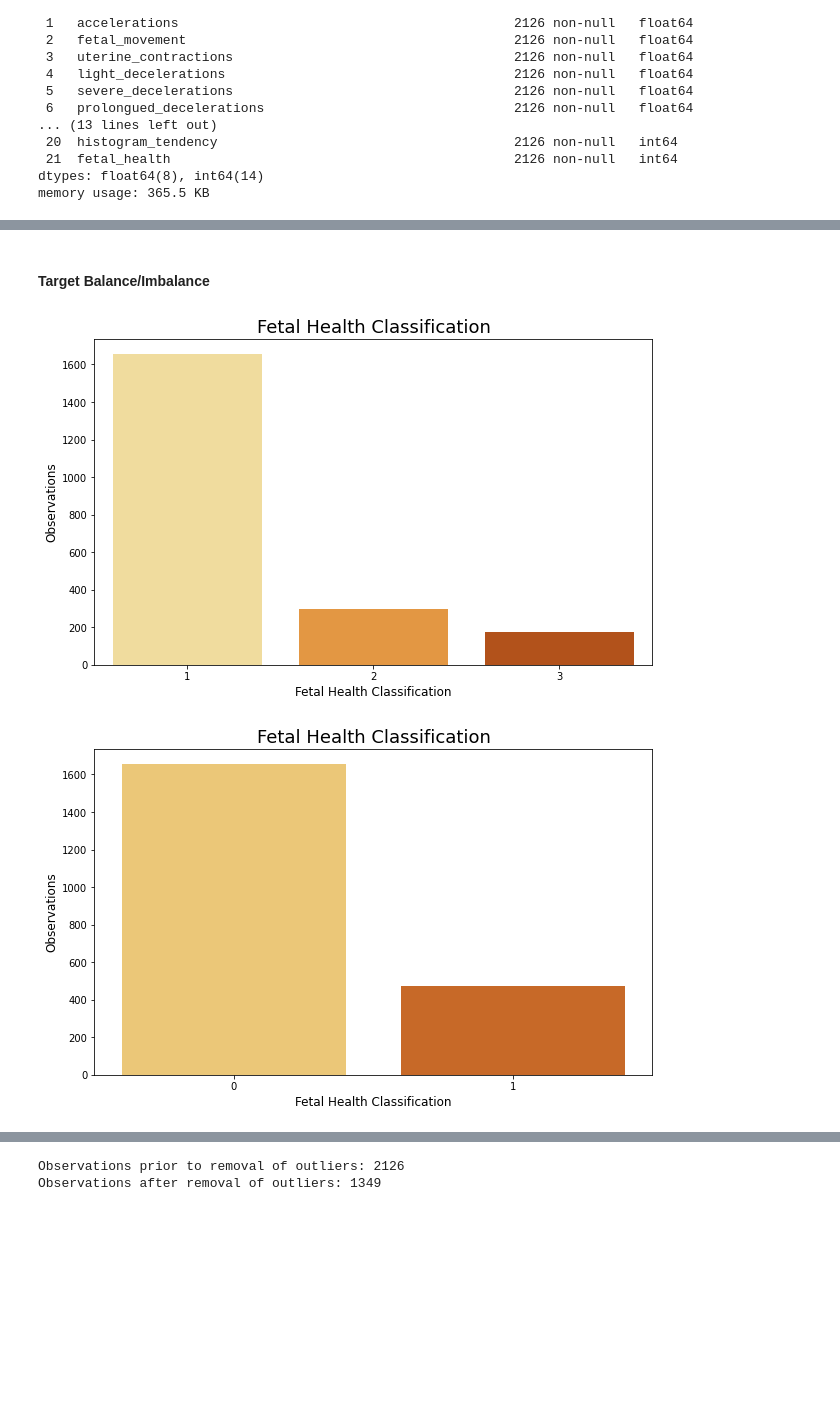
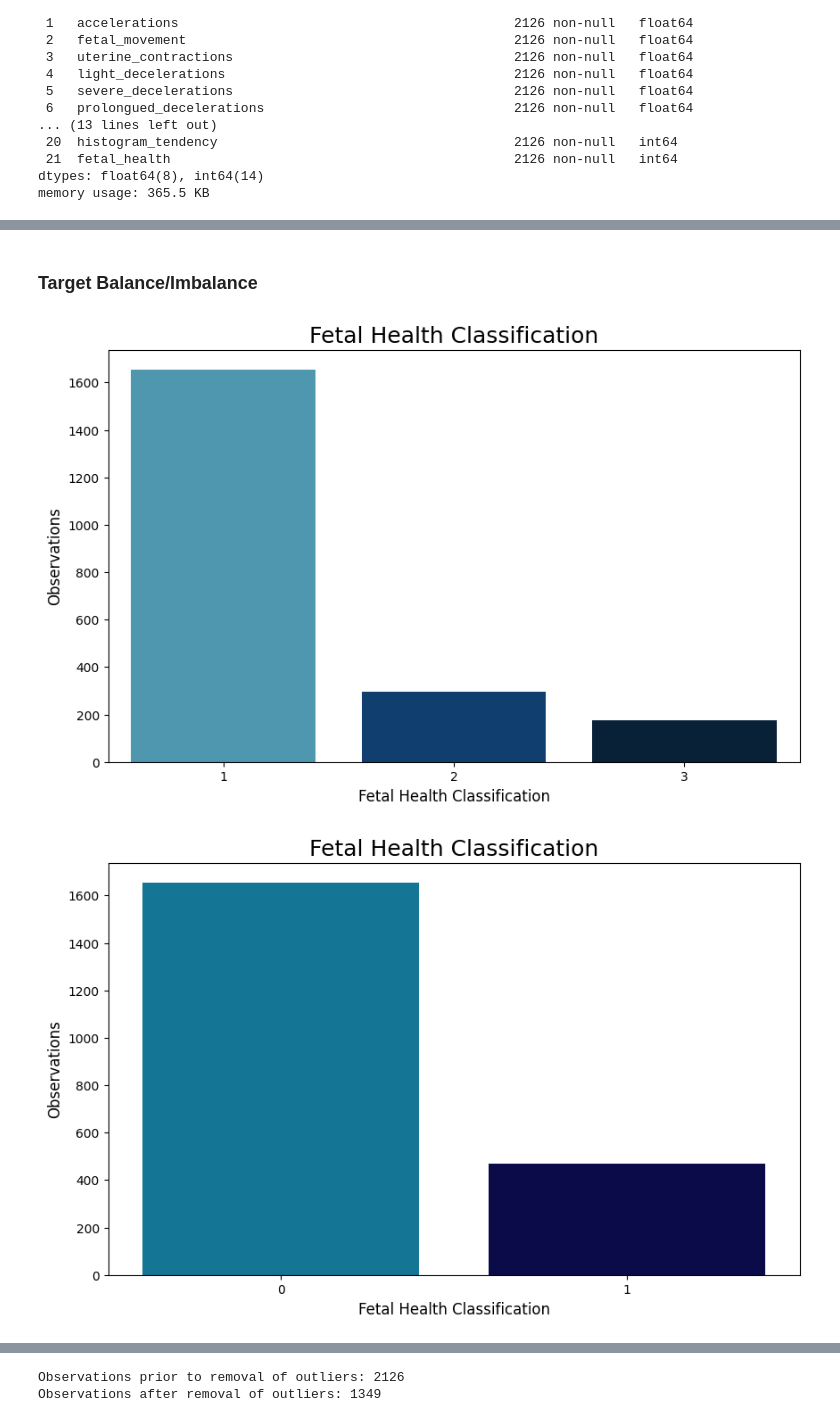
Before and after one commit to kaspii314/fetal_ctg_classification, a Jupyter notebook: fetal_ctg_classification.ipynb, the cells around one changed output, grey strips where cells are left out. Saved outputs shown, nothing was run; the diff lists cells and outputs as text; code cells hidden in the pictures; blank space fills up the shorter version.

```diff
--- a/fetal_ctg_classification.ipynb
+++ b/fetal_ctg_classification.ipynb
@@ -84,15 +95,15 @@ memory usage: 365.5 KB
 # %% [markdown]
-#### Target Balance/Imbalance
+### Target Balance/Imbalance
 # %%
 # Check balance of target variable.
 plt.figure(figsize=(10,6))
-sns.countplot(data=df, x='fetal_health', palette='YlOrBr')
+sns.countplot(data=df, x='fetal_health', palette='ocean_r')
 plt.title('Fetal Health Classification', fontsize=18)
 plt.xlabel('Fetal Health Classification', fontsize=12)
 plt.ylabel('Observations', fontsize=12)
 plt.show()
 # %% [output]
-[figure, old version]
+[figure, new version]
 # %%
 # Given the imbalanced nature of the data, as well as the extremely small number of class 3 observations,
 # we create a new target variable of 0 = Normal and 1 = Suspect/Pathological.
@@ -102,11 +113,11 @@ df.drop(columns=['fetal_health'], inplace=True)
 # %%
 # Check balance of mapped target variable.
 plt.figure(figsize=(10,6))
-sns.countplot(data=df, x='target', palette='YlOrBr')
+sns.countplot(data=df, x='target', palette='ocean_r')
 plt.title('Fetal Health Classification', fontsize=18)
 plt.xlabel('Fetal Health Classification', fontsize=12)
 plt.ylabel('Observations', fontsize=12)
 plt.show()
 # %% [output]
-[figure, old version]
+[figure, new version]
 # %% [markdown]
```
Also changed, not shown: parts of 32 cells of this notebook, 2 other files.
